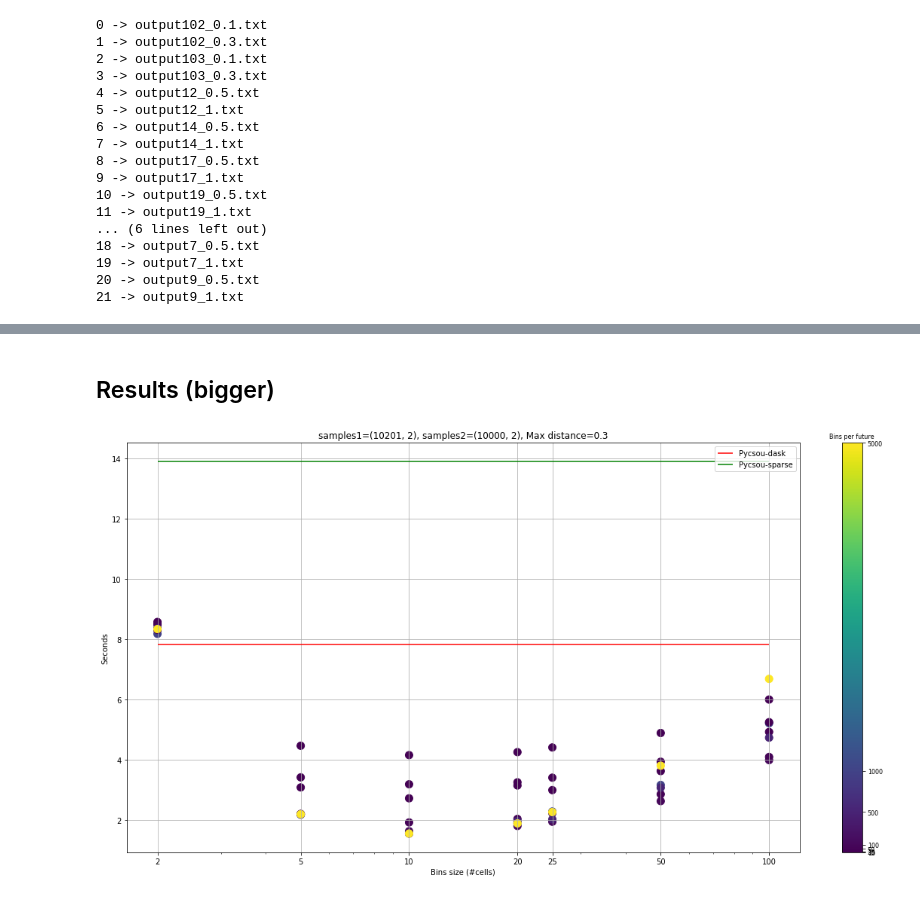
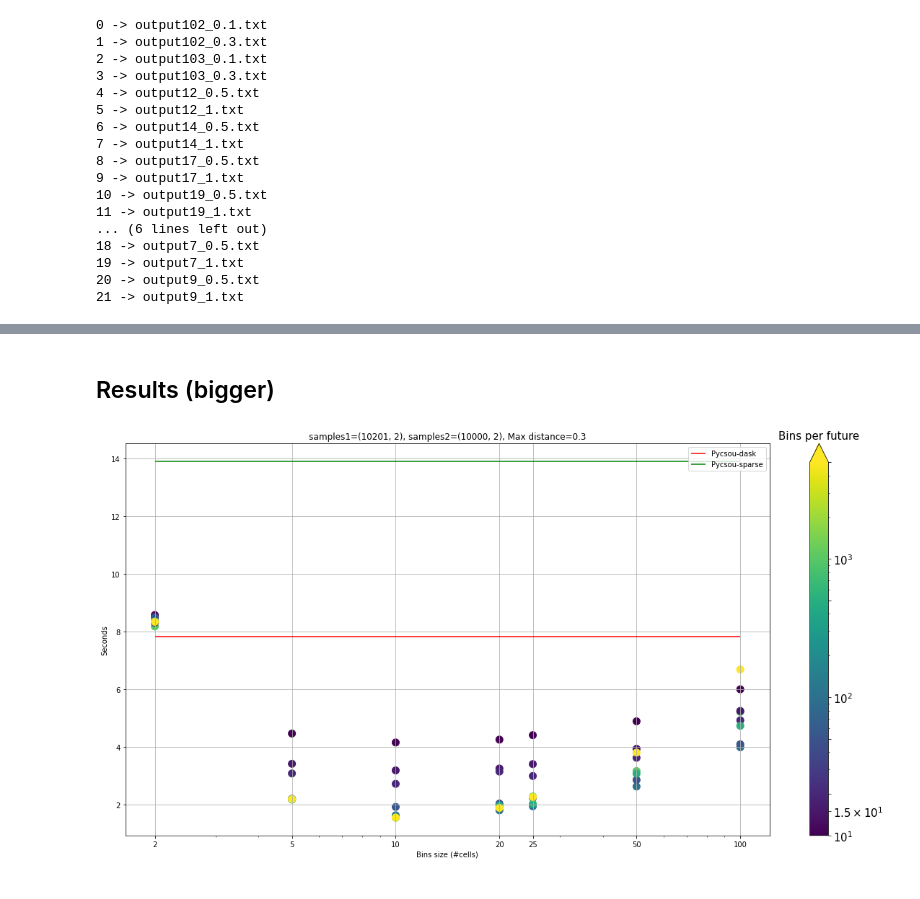
Before and after one commit to fandreuz/parallel-mapped-distance-matrix-archive, a Jupyter notebook: experiments/experiments_results_evaluation_with_inverse.ipynb, the cells around one changed output, grey strips where cells are left out. Cells and saved outputs as stored; diff of their text form; code cells hidden in the pictures.

```diff
--- a/experiments/experiments_results_evaluation_with_inverse.ipynb
+++ b/experiments/experiments_results_evaluation_with_inverse.ipynb
@@ -200,9 +208,9 @@ plt.show()
-# %% [markdown]
-## Results (bigger)
-# %%
-plt.figure(figsize=(20,10))
-plot_as_scatter(results[(data_idx, distance)], xlabel=xlabel[pattern_idx],
-                colorbar_label=colorbar_label[pattern_idx], logx=True, pycsou=['dask', 'sparse'])
-plt.show()
-# %% [output]
-[figure, removed]
+# %% [markdown]
+## Results (bigger)
+# %%
+plt.figure(figsize=(20,10))
+plot_as_scatter(results[(data_idx, distance)], xlabel=xlabel[pattern_idx], logc=True,
+                colorbar_label=colorbar_label[pattern_idx], logx=True, pycsou=['dask', 'sparse'])
+plt.show()
+# %% [output]
+[figure, added]
```
Also changed, not shown: parts of 7 cells of this notebook.
